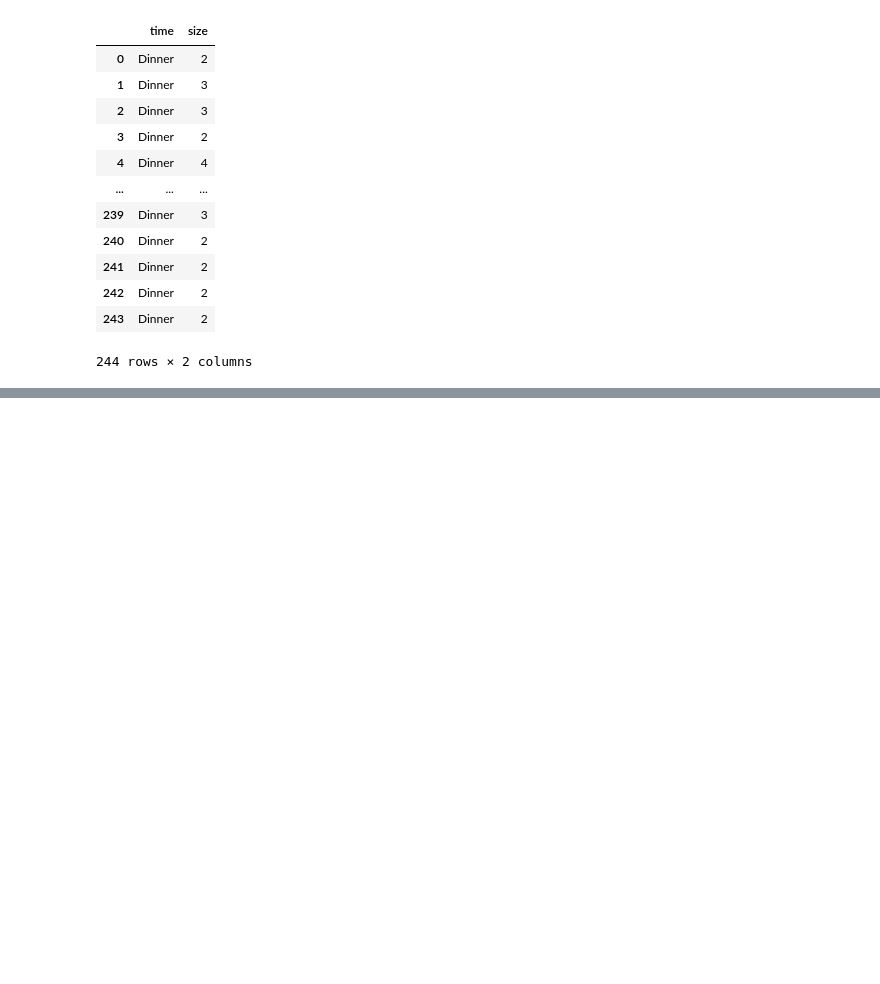
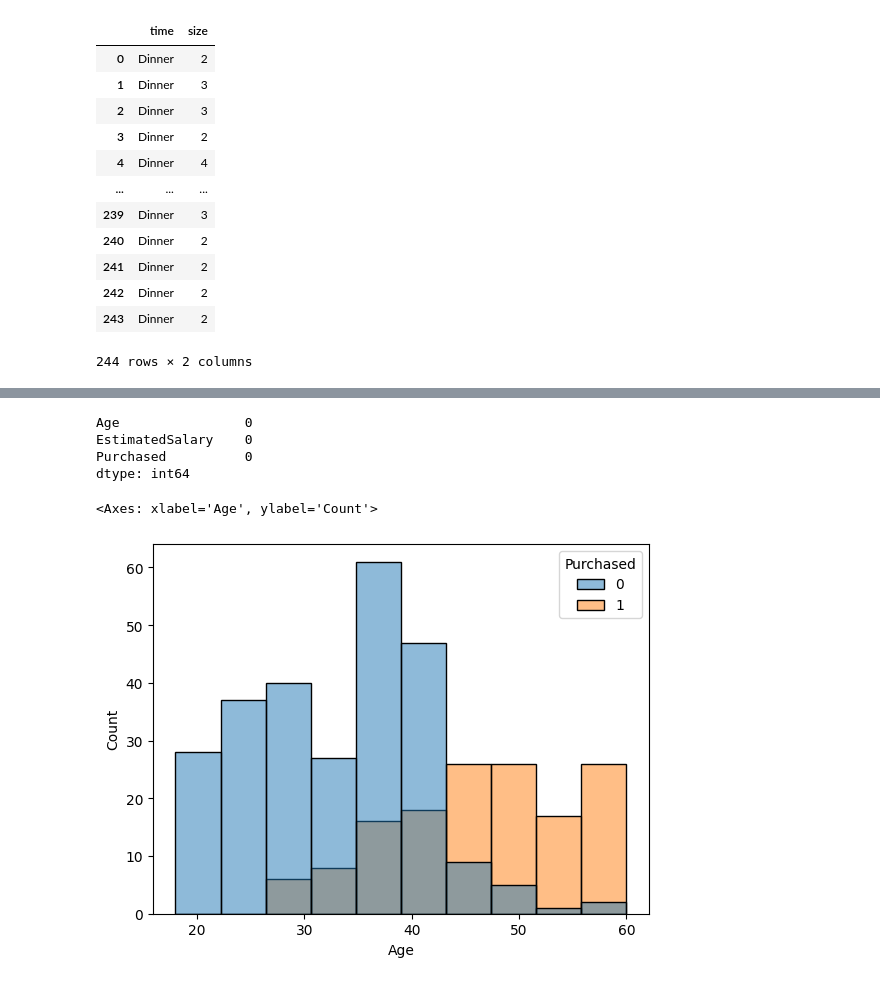
Before and after one commit to dustyshaw/machine-learning, a Jupyter notebook: notes/day7_naivebayes.ipynb, the cells around one changed output, grey strips where cells are left out. Cells and saved outputs as stored; diff of their text form; code cells hidden in the pictures; blank space fills up the shorter version.

```diff
--- a/notes/day7_naivebayes.ipynb
+++ b/notes/day7_naivebayes.ipynb
@@ -125,0 +129,7 @@ pd.get_dummies(data=data['time'])
+# %%
+import numpy as np
+import pandas as pd
+import seaborn as sns
+import matplotlib.pyplot as plt
+
+data = pd.read_csv('Data/Social_Network_Ads.csv')
@@ -125,0 +178,13 @@ pd.get_dummies(data=data['time'])
+# %%
+data.isna().sum()
+# %% [output]
+Age                0
+EstimatedSalary    0
+Purchased          0
+dtype: int64
+# %%
+# sns.histplot(data=data, x="Age")
+sns.histplot(data=data, x="Age", hue="Purchased")
+# %% [output]
+<Axes: xlabel='Age', ylabel='Count'>
+[figure, added]
```
Also changed, not shown: parts of 13 cells of this notebook, 1 other file.
